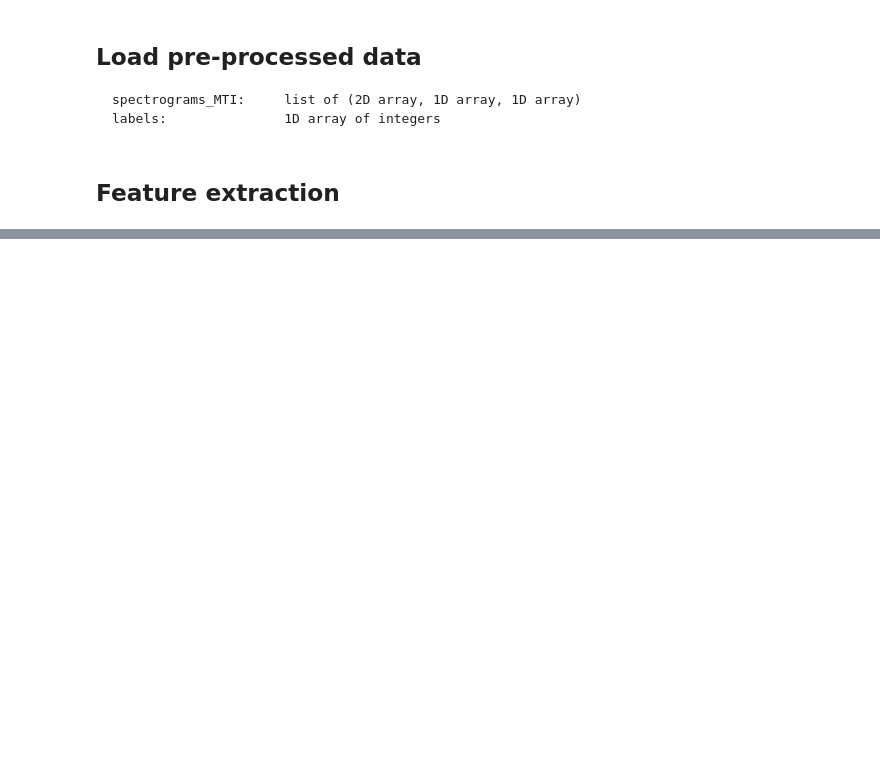
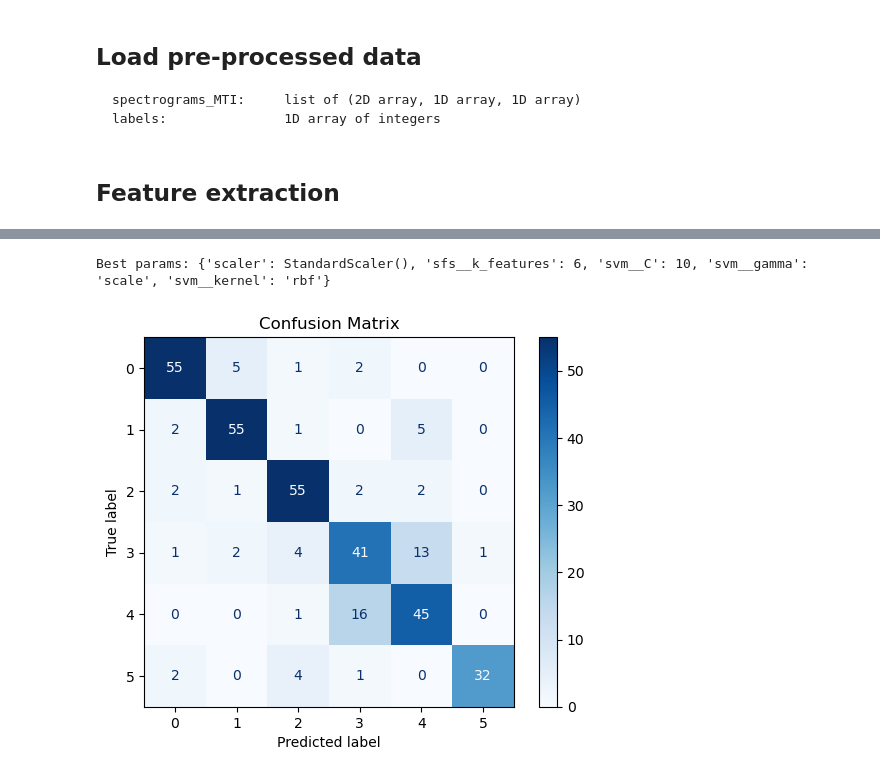
Before and after one commit to AybarsManav/Radar-Human-Activity-Classifier, a Jupyter notebook: main.ipynb, the cells around one changed output, grey strips where cells are left out. Saved outputs shown, nothing was run; the diff lists cells and outputs as text; code cells hidden in the pictures; blank space fills up the shorter version.

Commit message:
Connect feature extraction to SVM pipeline, save extracted features to a .csv, change leave-one-out to K-fold

```diff
--- a/main.ipynb
+++ b/main.ipynb
@@ -79,0 +77,4 @@ with open(os.path.join('preprocessed_data', 'spectrograms.pkl'), 'rb') as f:
+# %%
+features_df = pd.read_csv('preprocessed_data/features.csv')
+# Display the first few rows of the DataFrame
+print(features_df.head())
@@ -79,0 +104,19 @@ with open(os.path.join('preprocessed_data', 'spectrograms.pkl'), 'rb') as f:
+# %%
+random_state = 42                                                               # Repeatable random state for reproducibility
+split_ratio = 0.2                                                               # Ratio of the dataset to be used for testing
+n_splits = 5                                                                    # Number of splits for cross-validation
+n_features = features_df.shape[1] - 1                                           # Number of features (exclude the label column from the feature count)
+svm_pipeline = SVM_Pipeline(n_splits=n_splits, random_state=random_state)       # Instantiate the SVM pipeline
+
+# Split the data into training and test sets
+X_train, X_test, y_train, y_test = svm_pipeline.init_and_split_data(features_df, split_ratio=split_ratio, random_state=random_state)
+
+# Define parameter search space for SVM hyperparameters
+param_grid = {
+        'scaler' : [StandardScaler(), MinMaxScaler(), None],
+        'sfs__k_features': [n_features], # Select all features but we will learn imporant features during the pipeline
+        'svm__C': [0.1, 1, 10],
+        'svm__kernel': ['linear', 'rbf'],
+        'svm__gamma': ['scale', 'auto']
+}
+svm_pipeline.set_param_grid(param_grid)                                         # Set the parameter grid for hyperparameter tuning
@@ -79,0 +125,4 @@ with open(os.path.join('preprocessed_data', 'spectrograms.pkl'), 'rb') as f:
+# %%
+# Conduct hyperparameter tuning using grid search
+svm_pipeline.run_grid_search(X_train, y_train, scoring="f1_macro")
+svm_pipeline.show_grid_search_results()
@@ -79,0 +198,6 @@ with open(os.path.join('preprocessed_data', 'spectrograms.pkl'), 'rb') as f:
+# %%
+# Evaluate the best model on the test set
+report = svm_pipeline.evaluate_model(X_test, y_test)
+# %% [output]
+Best params: {'scaler': StandardScaler(), 'sfs__k_features': 6, 'svm__C': 10, 'svm__gamma': 'scale', 'svm__kernel': 'rbf'}
+[figure, added]
```
Also changed, not shown: parts of 17 cells of this notebook, 3 other files.
